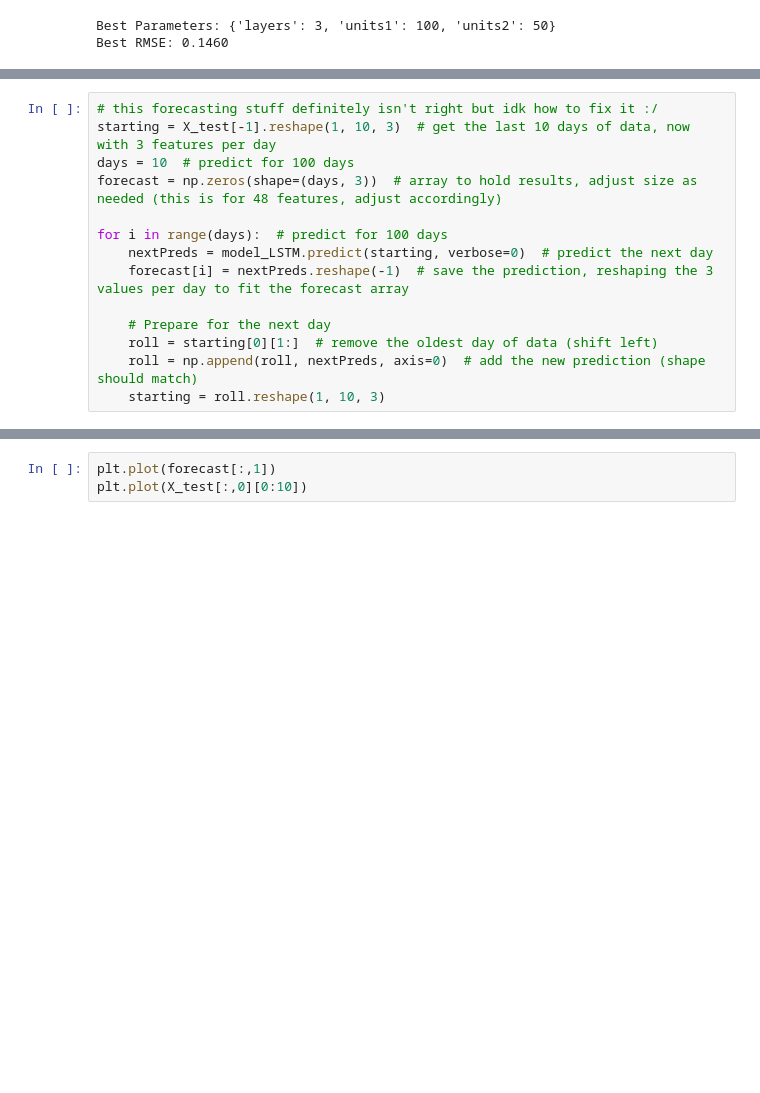
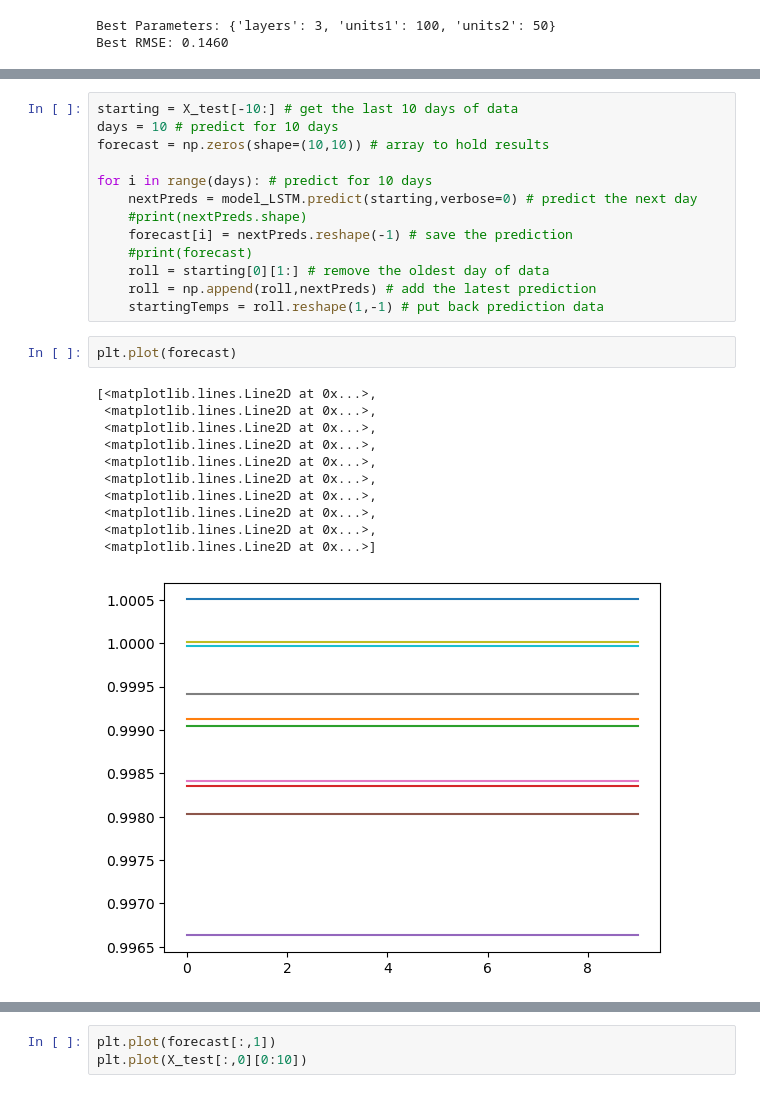
Before and after one commit to lkalab/AISE_Group9, a Jupyter notebook: AI_Multivariate.ipynb, the cells around one changed output, grey strips where cells are left out. Saved outputs shown, nothing was run; the diff lists cells and outputs as text; blank space fills up the shorter version.

Commit message:
Forecasting works now

```diff
--- a/AI_Multivariate.ipynb
+++ b/AI_Multivariate.ipynb
@@ -192,14 +245,27 @@ plt.legend()
 # %%
-# this forecasting stuff definitely isn't right but idk how to fix it :/
-starting = X_test[-1].reshape(1, 10, 3)  # get the last 10 days of data, now with 3 features per day
-days = 10  # predict for 100 days
-forecast = np.zeros(shape=(days, 3))  # array to hold results, adjust size as needed (this is for 48 features, adjust accordingly)
+starting = X_test[-10:] # get the last 10 days of data
+days = 10 # predict for 10 days
+forecast = np.zeros(shape=(10,10)) # array to hold results
 
-for i in range(days):  # predict for 100 days
-    nextPreds = model_LSTM.predict(starting, verbose=0)  # predict the next day
-    forecast[i] = nextPreds.reshape(-1)  # save the prediction, reshaping the 3 values per day to fit the forecast array
-
-    # Prepare for the next day
-    roll = starting[0][1:]  # remove the oldest day of data (shift left)
-    roll = np.append(roll, nextPreds, axis=0)  # add the new prediction (shape should match)
-    starting = roll.reshape(1, 10, 3)
+for i in range(days): # predict for 10 days
+    nextPreds = model_LSTM.predict(starting,verbose=0) # predict the next day
+    #print(nextPreds.shape)
+    forecast[i] = nextPreds.reshape(-1) # save the prediction
+    #print(forecast)
+    roll = starting[0][1:] # remove the oldest day of data
+    roll = np.append(roll,nextPreds) # add the latest prediction
+    startingTemps = roll.reshape(1,-1) # put back prediction data
+# %%
+plt.plot(forecast)
+# %% [output]
+[<matplotlib.lines.Line2D at 0x...>,
+ <matplotlib.lines.Line2D at 0x...>,
+ <matplotlib.lines.Line2D at 0x...>,
+ <matplotlib.lines.Line2D at 0x...>,
+ <matplotlib.lines.Line2D at 0x...>,
+ <matplotlib.lines.Line2D at 0x...>,
+ <matplotlib.lines.Line2D at 0x...>,
+ <matplotlib.lines.Line2D at 0x...>,
+ <matplotlib.lines.Line2D at 0x...>,
+ <matplotlib.lines.Line2D at 0x...>]
+[figure, added]
```
Also changed, not shown: parts of 19 cells of this notebook.
